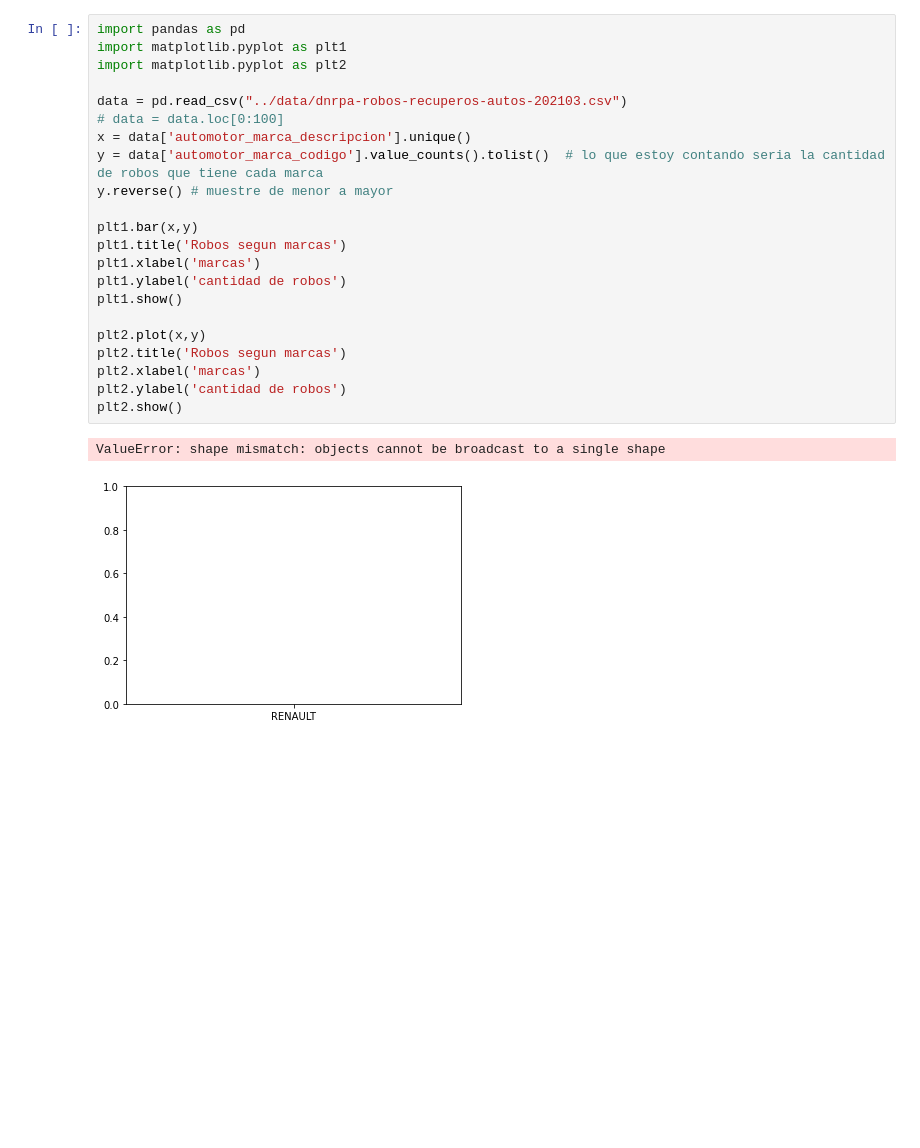
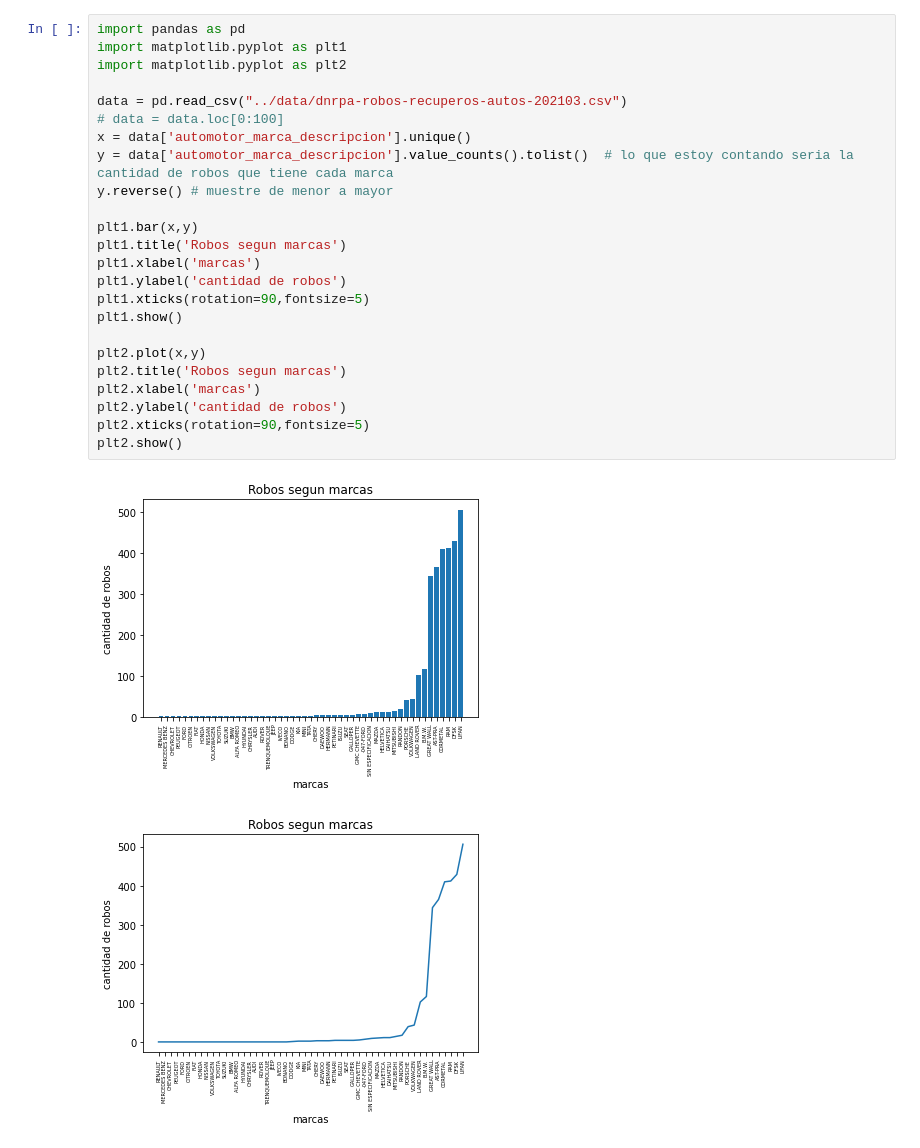
Before and after one commit to opantojah/-tallerDeTecnologiaDeSoporteInformatico-, a Jupyter notebook: TP4/notebooks/main.ipynb, the cells around one changed output. Saved outputs shown, nothing was run; the diff lists cells and outputs as text; blank space fills up the shorter version.

Commit message:
arreglo errores

```diff
--- a/TP4/notebooks/main.ipynb
+++ b/TP4/notebooks/main.ipynb
@@ -1,25 +1,27 @@
 # %%
 import pandas as pd
 import matplotlib.pyplot as plt1
 import matplotlib.pyplot as plt2
 
 data = pd.read_csv("../data/dnrpa-robos-recuperos-autos-202103.csv")
 # data = data.loc[0:100]
 x = data['automotor_marca_descripcion'].unique()
-y = data['automotor_marca_codigo'].value_counts().tolist()  # lo que estoy contando seria la cantidad de robos que tiene cada marca
+y = data['automotor_marca_descripcion'].value_counts().tolist()  # lo que estoy contando seria la cantidad de robos que tiene cada marca
 y.reverse() # muestre de menor a mayor
 
 plt1.bar(x,y)
 plt1.title('Robos segun marcas')
 plt1.xlabel('marcas')
 plt1.ylabel('cantidad de robos')
+plt1.xticks(rotation=90,fontsize=5)
 plt1.show()
 
 plt2.plot(x,y)
 plt2.title('Robos segun marcas')
 plt2.xlabel('marcas')
 plt2.ylabel('cantidad de robos')
+plt2.xticks(rotation=90,fontsize=5)
 plt2.show()
 # %% [output]
-ValueError: shape mismatch: objects cannot be broadcast to a single shape
-[figure, old version]
+[figure, new version]
+[figure, added]
```
